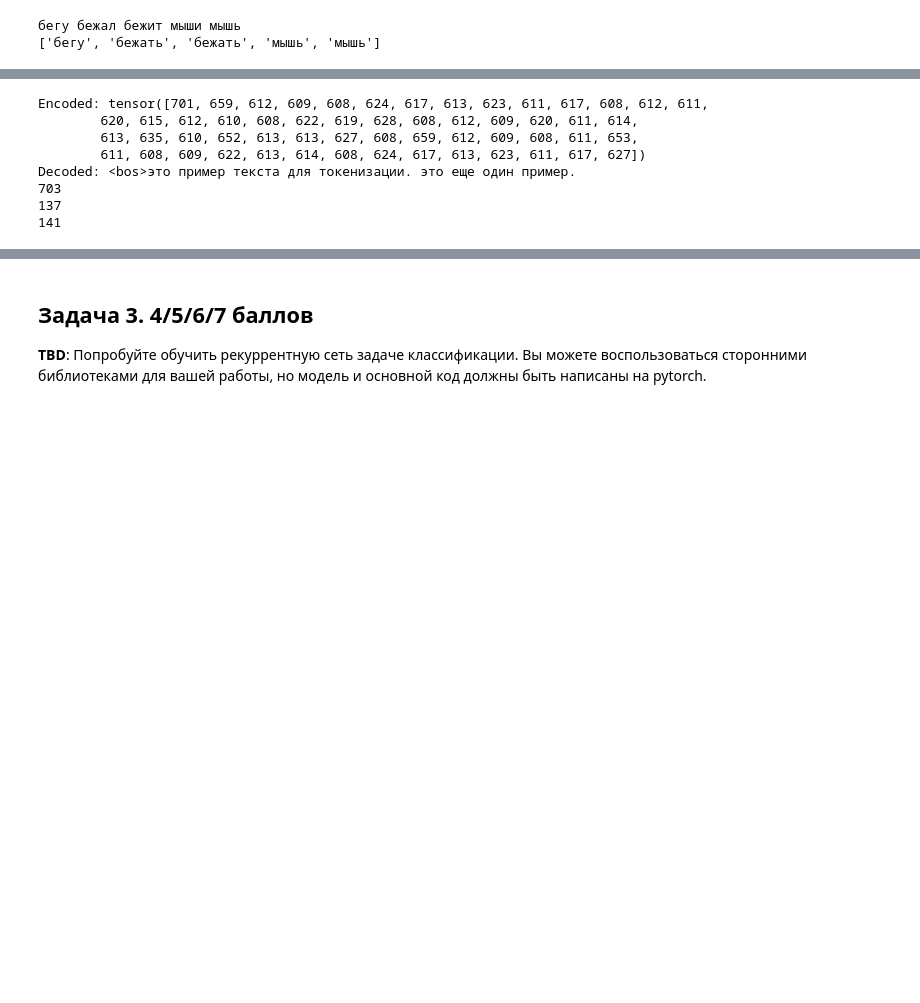
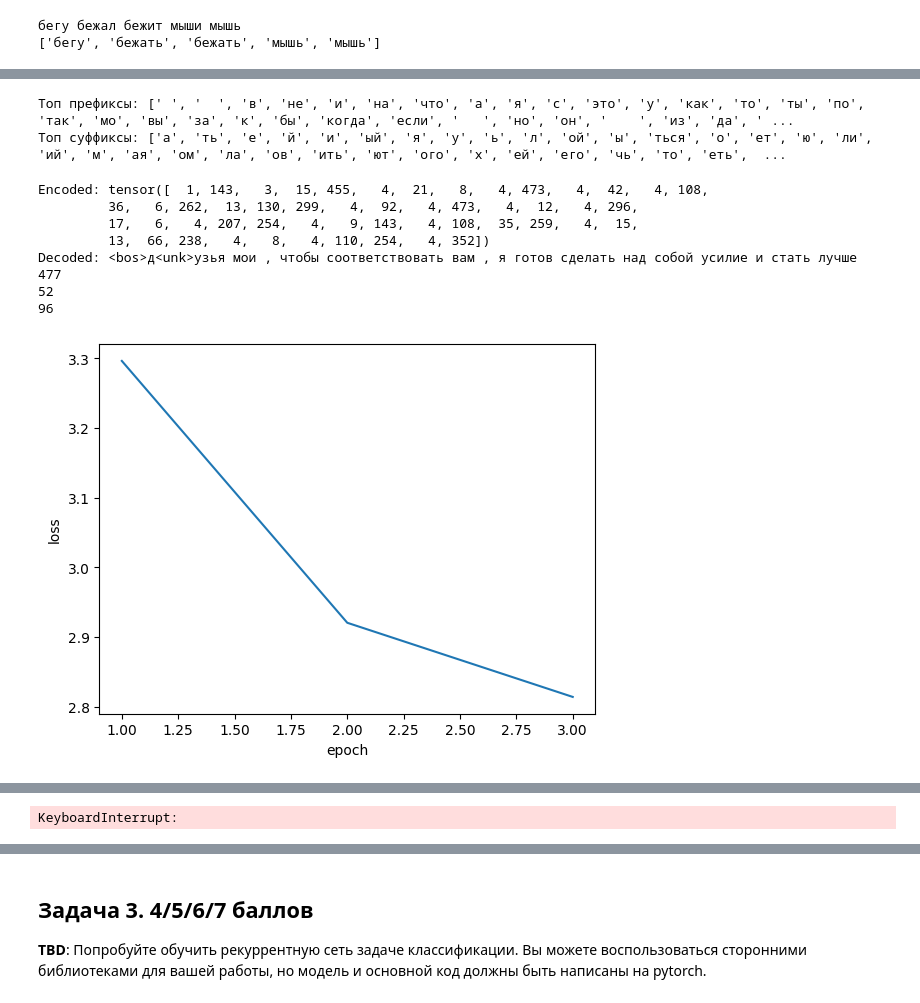
Before and after one commit to 9Neechan/spbu_deep_learning, a Jupyter notebook: homeworks/RNN/rnn.ipynb, the cells around one changed output, grey strips where cells are left out. Drawn from its saved outputs; the diff is of its cells as text; code cells hidden in the pictures; blank space fills up the shorter version.

Commit message:
done enc-dec classwork & done my tokenizer (RNN h/w)

```diff
--- a/homeworks/RNN/rnn.ipynb
+++ b/homeworks/RNN/rnn.ipynb
@@ -315,3 +320,6 @@ KeyboardInterrupt:
 Напишите свой токенайзер вручную, с использованием только библиотек numpy, torch, sklearn, stats, опционально других пакетов, не предоставляющих готовые инструменты токенизации и т.п., за исключением предобработки текста (лемматизация, стеминг и т.д.) .
 # %% [markdown]
 Используем библиотеку spacy для лемматизации.
+# %%
+import spacy
+spacy.load('ru_core_news_sm')
@@ -475,8 +455,9 @@ class MyTokenizer:
     def idx_to_str(self, idx):
         return [self.decode_symbol(i) for i in idx]
 # %%
- with open(r"../../additional_materials/anek_djvu.txt", "r", encoding="utf-8") as f:
-       text = f.read()
+#with open(r"../../additional_materials/anek_djvu.txt", "r", encoding="utf-8") as f:
+with open(r"anek_djvu.txt", "r", encoding="utf-8") as f:
+    text = f.read()
 
 text = text.replace("\n\n", "").split("<|startoftext|>")[1:]
 text = ''.join(text).lower()[:1000000-1]
@@ -484,41 +465,54 @@ text = ''.join(text).lower()[:1000000-1]
 # Пример использования
 tokenizer = MyTokenizer(text)
 tokenizer.train()
+# %% [output]
+Топ префиксы: [' ', '  ', 'в', 'не', 'и', 'на', 'что', 'а', 'я', 'с', 'это', 'у', 'как', 'то', 'ты', 'по', 'так', 'мо', 'вы', 'за', 'к', 'бы', 'когда', 'если', '   ', 'но', 'он', '    ', 'из', 'да', ' ...
+Топ суффиксы: ['а', 'ть', 'е', 'й', 'и', 'ый', 'я', 'у', 'ь', 'л', 'ой', 'ы', 'ться', 'о', 'ет', 'ю', 'ли', 'ий', 'м', 'ая', 'ом', 'ла', 'ов', 'ить', 'ют', 'ого', 'х', 'ей', 'его', 'чь', 'то', 'еть',  ...
 # %%
-
-encoded = tokenizer.encode("это пример текста для токенизации. это еще один пример.")
+encoded = tokenizer.encode("друзья мои , чтобы соответствовать вам , я готов сделать над собой усилие и стать лучше")
 print("Encoded:", encoded)
 
 decoded = tokenizer.decode(encoded)
 print("Decoded:", decoded)
 
 print(tokenizer.vocab_size)
-print(len(encoded_text))
-print(len(decoded_text))
+print(len(encoded))
+print(len(decoded))
 # %% [output]
-Encoded: tensor([701, 659, 612, 609, 608, 624, 617, 613, 623, 611, 617, 608, 612, 611,
-        620, 615, 612, 610, 608, 622, 619, 628, 608, 612, 609, 620, 611, 614,
-        613, 635, 610, 652, 613, 613, 627, 608, 659, 612, 609, 608, 611, 653,
-        611, 608, 609, 622, 613, 614, 608, 624, 617, 613, 623, 611, 617, 627])
-Decoded: <bos>это пример текста для токенизации. это еще один пример.
-703
-137
-141
+Encoded: tensor([  1, 143,   3,  15, 455,   4,  21,   8,   4, 473,   4,  42,   4, 108,
+         36,   6, 262,  13, 130, 299,   4,  92,   4, 473,   4,  12,   4, 296,
+         17,   6,   4, 207, 254,   4,   9, 143,   4, 108,  35, 259,   4,  15,
+         13,  66, 238,   4,   8,   4, 110, 254,   4, 352])
+Decoded: <bos>д<unk>узья мои , чтобы соответствовать вам , я готов сделать над собой усилие и стать лучше
+477
+52
+96
+# %%
+model = LSTM(tokenizer, hidden_dim=n_hidden, num_layers=n_layers, drop_prob=drop_prob).to(device)
+hidden = None
+criterion = nn.CrossEntropyLoss(ignore_index=tokenizer.voc2int['<pad>'])
+optimizer = torch.optim.Adam(model.parameters(), lr=1e-2)
+
+dataset = JokesDataset(tokenizer, cut_text, 256)
+dataloader = DataLoader(dataset, batch_size=128, shuffle=True, collate_fn=collate_fn)
+# %%
+device = 'cuda' if torch.cuda.is_available() else 'cpu'
 # %%
 losses = []
-num_epochs = 5
+num_epochs = 3
 
 for epoch in range(1, num_epochs + 1):
     epoch_loss = 0
     for i, batch in enumerate(dataloader):
         loss = training_step(model, batch, tokenizer.vocab_size, criterion, optimizer, device)
         epoch_loss += loss
 
         if i % 100 == 0:
             print(f'Done {i/len(dataloader) * 100:.2f}%, Loss: {loss:.4f}')
     epoch_loss /= len(dataloader)
     losses.append(epoch_loss)
 
     plot_losses(losses)
     #torch.save(model.state_dict(), "rnn.pt")
 # %% [output]
+[figure, added]
@@ -526 +520,2 @@ RuntimeError: shape '[-1, 32438]' is invalid for input of size 28704896
+KeyboardInterrupt:
 # %%
```
Also changed, not shown: parts of 26 cells of this notebook, 2 other files.
